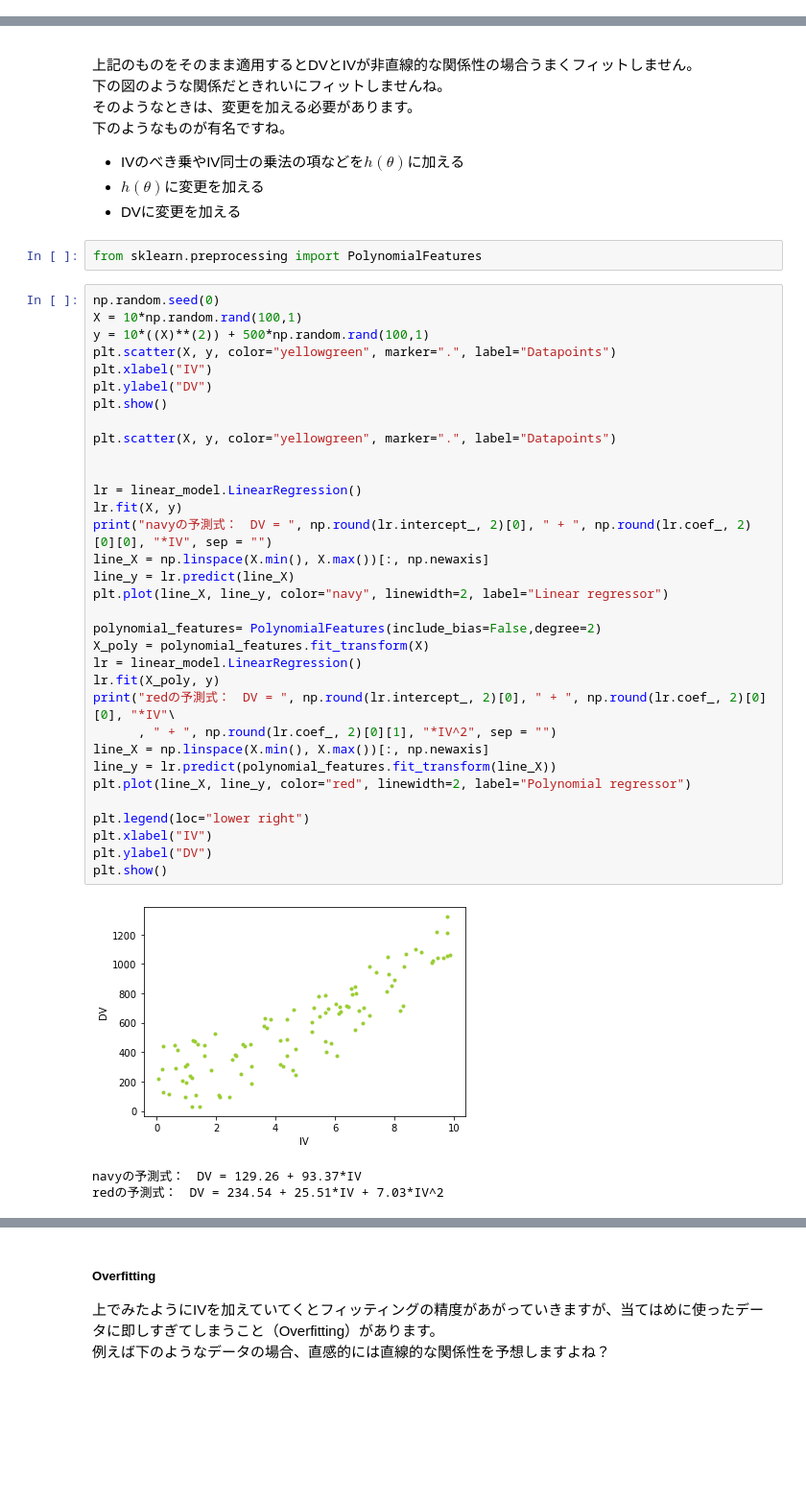
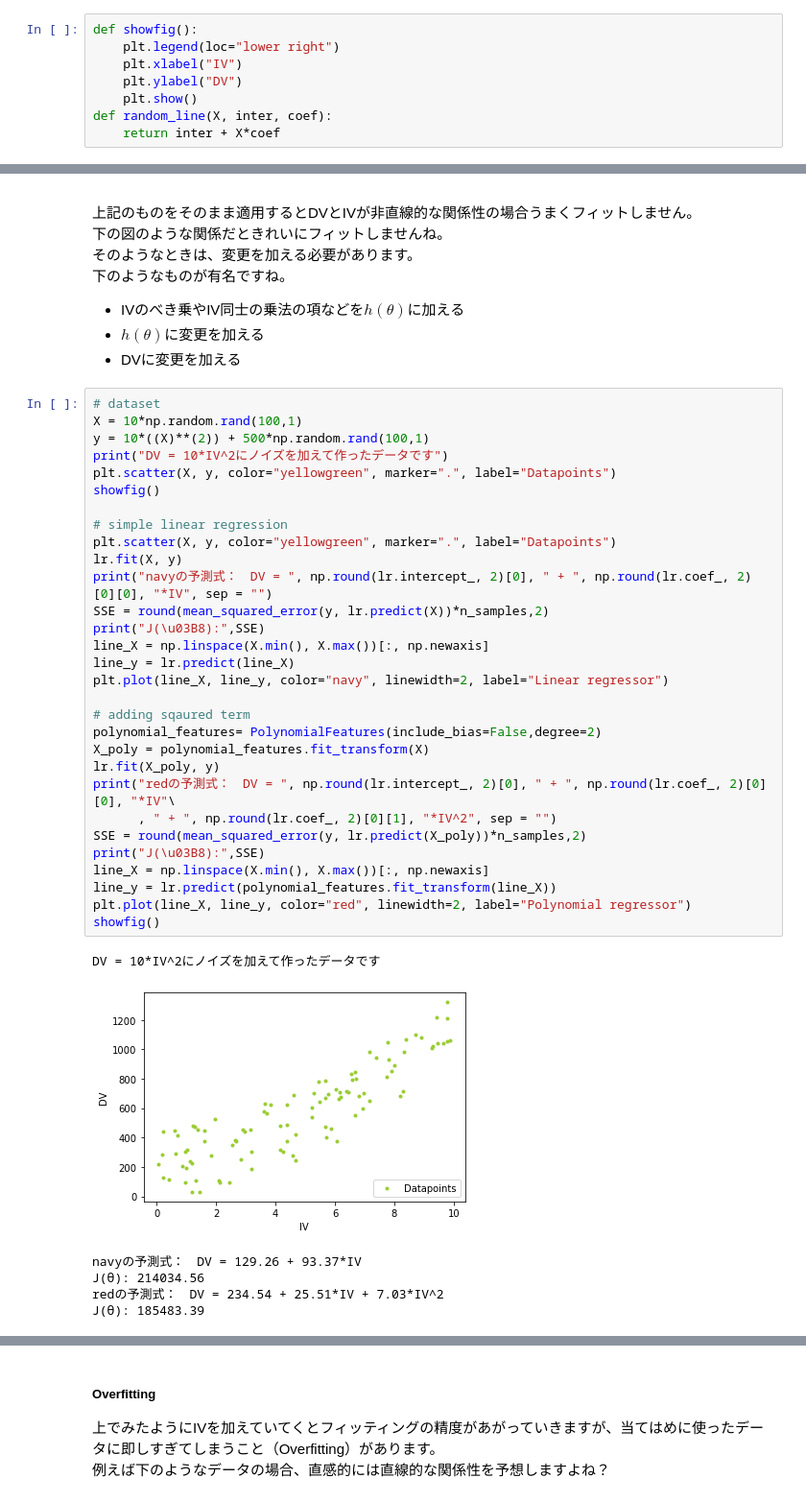
Before and after one commit to kazuki-kikunaga/2023_lecture_hitotsubashi_regression, a Jupyter notebook: Regression_lecture.ipynb, the cells around one changed output, grey strips where cells are left out. Shown: that part at 96% size. Saved outputs shown, nothing was run; the diff lists cells and outputs as text; blank space fills up the shorter version.

```diff
--- a/Regression_lecture.ipynb
+++ b/Regression_lecture.ipynb
@@ -8,0 +17,8 @@ boston = load_boston()
+# %%
+def showfig():
+    plt.legend(loc="lower right")
+    plt.xlabel("IV")
+    plt.ylabel("DV")
+    plt.show()
+def random_line(X, inter, coef):
+    return inter + X*coef
@@ -281,43 +308,41 @@ $$
 * IVのべき乗やIV同士の乗法の項などを$h(\theta)$に加える
 * $h(\theta)$に変更を加える
 * DVに変更を加える
-# %%
-from sklearn.preprocessing import PolynomialFeatures
 # %%
-np.random.seed(0)
+# dataset
 X = 10*np.random.rand(100,1)
 y = 10*((X)**(2)) + 500*np.random.rand(100,1)
+print("DV = 10*IV^2にノイズを加えて作ったデータです")
 plt.scatter(X, y, color="yellowgreen", marker=".", label="Datapoints")
-plt.xlabel("IV")
-plt.ylabel("DV")
-plt.show()
+showfig()
 
+# simple linear regression
 plt.scatter(X, y, color="yellowgreen", marker=".", label="Datapoints")
-
-
-lr = linear_model.LinearRegression()
 lr.fit(X, y)
 print("navyの予測式：　DV = ", np.round(lr.intercept_, 2)[0], " + ", np.round(lr.coef_, 2)[0][0], "*IV", sep = "")
+SSE = round(mean_squared_error(y, lr.predict(X))*n_samples,2)
+print("J(\u03B8):",SSE)
 line_X = np.linspace(X.min(), X.max())[:, np.newaxis]
 line_y = lr.predict(line_X)
 plt.plot(line_X, line_y, color="navy", linewidth=2, label="Linear regressor")
 
+# adding sqaured term
 polynomial_features= PolynomialFeatures(include_bias=False,degree=2)
 X_poly = polynomial_features.fit_transform(X)
-lr = linear_model.LinearRegression()
 lr.fit(X_poly, y)
 print("redの予測式：　DV = ", np.round(lr.intercept_, 2)[0], " + ", np.round(lr.coef_, 2)[0][0], "*IV"\
       , " + ", np.round(lr.coef_, 2)[0][1], "*IV^2", sep = "")
+SSE = round(mean_squared_error(y, lr.predict(X_poly))*n_samples,2)
+print("J(\u03B8):",SSE)
 line_X = np.linspace(X.min(), X.max())[:, np.newaxis]
 line_y = lr.predict(polynomial_features.fit_transform(line_X))
 plt.plot(line_X, line_y, color="red", linewidth=2, label="Polynomial regressor")
-
-plt.legend(loc="lower right")
-plt.xlabel("IV")
-plt.ylabel("DV")
-plt.show()
+showfig()
 # %% [output]
+DV = 10*IV^2にノイズを加えて作ったデータです
-[figure, old version]
+[figure, new version]
-navyの予測式：　DV = 129.26 + 93.37*IV
-redの予測式：　DV = 234.54 + 25.51*IV + 7.03*IV^2
+navyの予測式：　DV = 129.26 + 93.37*IV
+J(θ): 214034.56
+redの予測式：　DV = 234.54 + 25.51*IV + 7.03*IV^2
+J(θ): 185483.39
 [figure]
```
Also changed, not shown: parts of 22 cells of this notebook.
